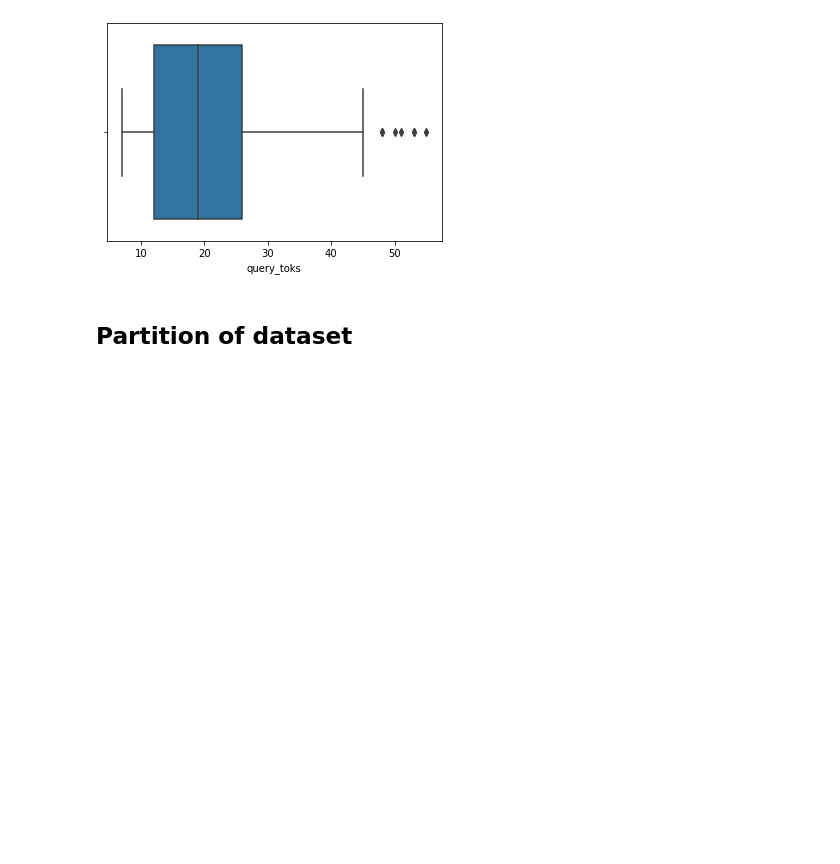
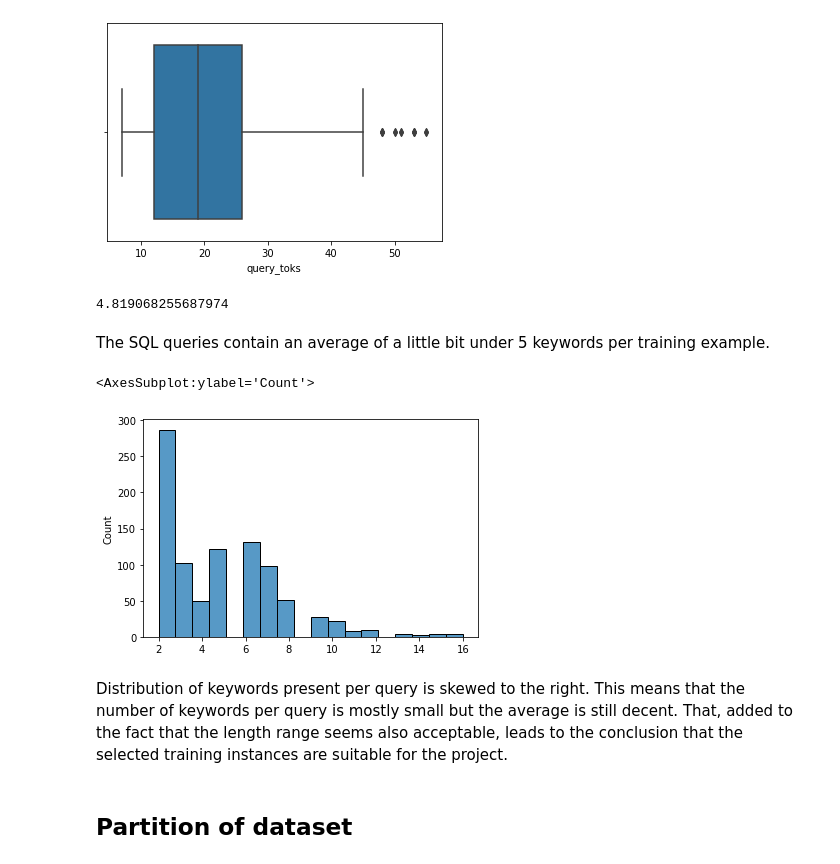
Before and after one commit to abundis28/DataScience_CE888_2022, a Jupyter notebook: Project/assignment.ipynb, the cells around one changed output. Saved outputs shown, nothing was run; the diff lists cells and outputs as text; code cells hidden in the pictures; blank space fills up the shorter version.

Commit message:
Add graphing of keywords in filtered queries.

```diff
--- a/Project/assignment.ipynb
+++ b/Project/assignment.ipynb
@@ -137,6 +137,30 @@ sns.boxplot(questions_lengths)
 # %% [output]
 <AxesSubplot:xlabel='query_toks'>
 [figure]
+# %%
+sql_keywords = ["add"," add constraint", "all", "alter", "alter column", "alter table", "and", "any", "as", "asc", "backup database", "between", "case", "check", "column", "constraint", "create", "create database", "create index", "create or replace view", "create table", "create procedure", "create unique index", "create view", "database", "default", "delete", "desc", "distinct", "drop", "drop column", "drop constraint", "drop database", "drop default", "drop index", "drop table", "drop view", "exec", "exists", "foreign key", "from", "full outer join", "group by", "having", "in", "index", "inner join", "insert into", "insert into select", "is null", "is not null", "join left", "join", "like", "limit", "not", "not null", "or", "order by", "outer join", "primary key", "procedure", "right join", "rownum", "select", "select distinct", "select into", "select top", "set", "table", "top", "truncate table", "union", "union all", "unique", "update", "values", "view", "where"]
+
+list_sum_keywords = []
+sum = 0
+for query in df_filtered["query_toks_no_value"]:
+    for token in query:
+        if token in sql_keywords:
+            sum += 1
+    list_sum_keywords.append(sum)
+    sum = 0
+
+print(np.mean(list_sum_keywords))
+# %% [output]
+4.819068255687974
+# %% [markdown]
+The SQL queries contain an average of a little bit under 5 keywords per training example.
+# %%
+sns.histplot(list_sum_keywords)
+# %% [output]
+<AxesSubplot:ylabel='Count'>
+[figure, added]
+# %% [markdown]
+Distribution of keywords present per query is skewed to the right. This means that the number of keywords per query is mostly small but the average is still decent. That, added to the fact that the length range seems also acceptable, leads to the conclusion that the selected training instances are suitable for the project.
 # %% [markdown]
 ## Partition of dataset
 # %% [markdown]
```
Also changed, not shown: parts of 6 cells of this notebook.
